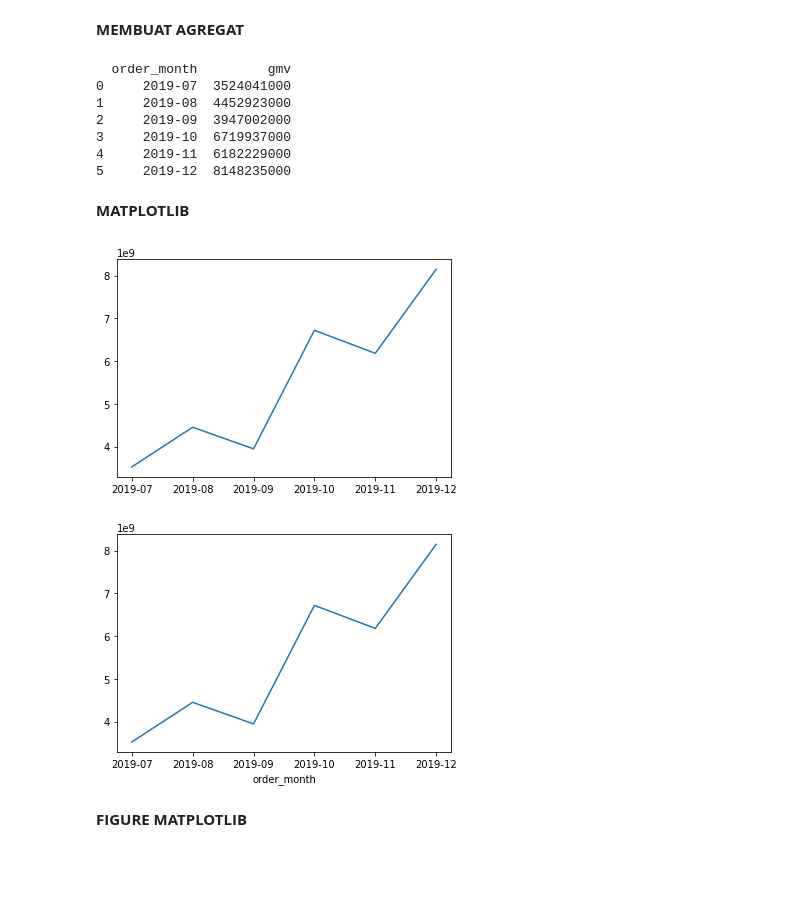
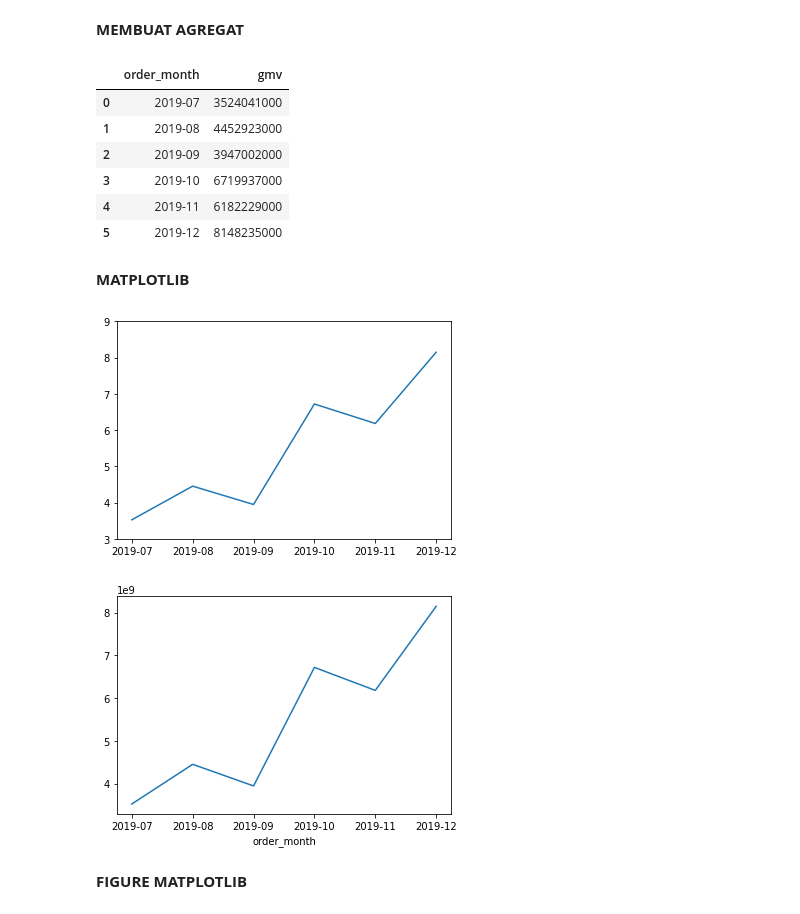
Before and after one commit to mrezaadi/DQLAB-Note, a Jupyter notebook: Google Colab/DQLAB_Data_Visualization.ipynb, the cells around one changed output. Saved outputs shown, nothing was run; the diff lists cells and outputs as text; code cells hidden in the pictures; blank space fills up the shorter version.

```diff
--- a/Google Colab/DQLAB_Data_Visualization.ipynb
+++ b/Google Colab/DQLAB_Data_Visualization.ipynb
@@ -82,27 +101,28 @@ Lima data teratas:
 **MEMBUAT AGREGAT**
 # %%
 monthly_amount = dataset.groupby('order_month')['gmv'].sum().reset_index()
-print(monthly_amount)
+monthly_amount
 # %% [output]
-  order_month         gmv
-0     2019-07  3524041000
-1     2019-08  4452923000
-2     2019-09  3947002000
-3     2019-10  6719937000
-4     2019-11  6182229000
-5     2019-12  8148235000
+|  | order_month | gmv |
+| 0 | 2019-07 | 3524041000 |
+| 1 | 2019-08 | 4452923000 |
+| 2 | 2019-09 | 3947002000 |
+| 3 | 2019-10 | 6719937000 |
+| 4 | 2019-11 | 6182229000 |
+| 5 | 2019-12 | 8148235000 |
 # %% [markdown]
 **MATPLOTLIB**
 # %%
-import matplotlib.pyplot as plt
+plt.plot(monthly_amount['order_month'], monthly_amount['gmv'])
+labels, locations = plt.yticks()
+plt.yticks(labels, (labels/1000000000).astype(int))
 
-plt.plot(monthly_amount['order_month'], monthly_amount['gmv'])
 plt.show()
 #Cara pendekatan lain
 dataset.groupby(['order_month'])['gmv'].sum().plot()
 plt.show()
 # %% [output]
-[figure, old version]
+[figure, new version]
 [figure]
 # %% [markdown]
 **FIGURE MATPLOTLIB**
```
Also changed, not shown: parts of 35 cells of this notebook.
